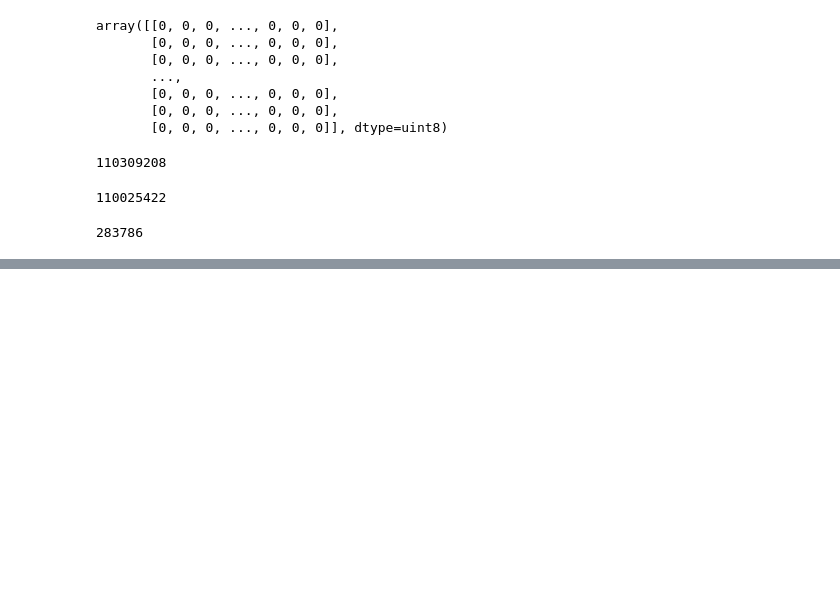
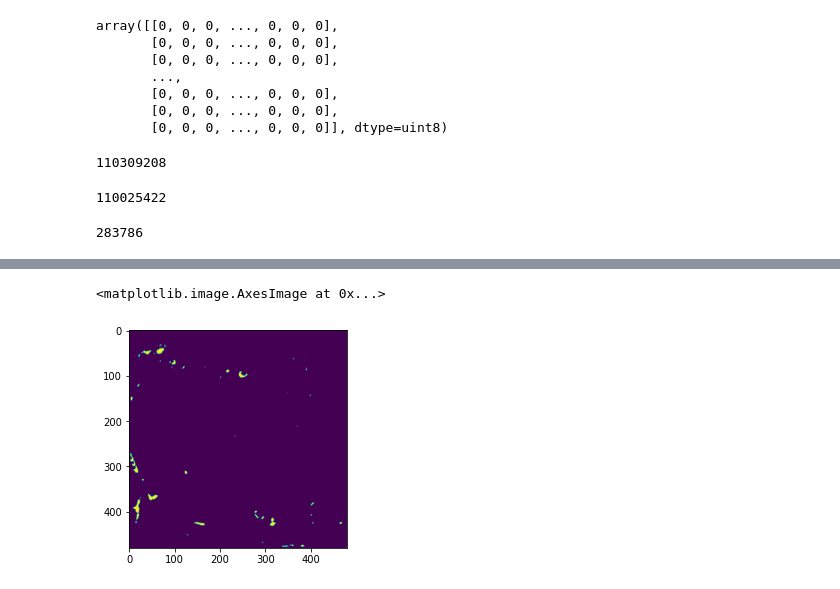
Before and after one commit to melihkurtaran/DNA_hackathon, a Jupyter notebook: MainCode.ipynb, the cells around one changed output, grey strips where cells are left out. Cells and saved outputs as stored; diff of their text form; code cells hidden in the pictures; blank space fills up the shorter version.

```diff
--- a/MainCode.ipynb
+++ b/MainCode.ipynb
@@ -207,0 +279,25 @@ cor.sum()-cor1.sum()
+# %%
+seed = 909 # (IMPORTANT) to transform image and corresponding mask with same augmentation parameter.
+image_datagen = ImageDataGenerator(width_shift_range=0.1,
+                 height_shift_range=0.1,)
+                #  preprocessing_function = image_preprocessing) # custom fuction for each image you can use resnet one too.
+mask_datagen = ImageDataGenerator(width_shift_range=0.1,
+                 height_shift_range=0.1,)
+                #  preprocessing_function = mask_preprocessing)  # to make mask as feedable formate (256,256,1)
+image_generator =image_datagen.flow_from_directory("/content/drive/MyDrive/EDISS_winter_school/segmentation_data/inputs/",
+                                                    seed=seed,batch_size=8,target_size=(480, 480),class_mode=None,)
+mask_generator = mask_datagen.flow_from_directory("/content/drive/MyDrive/EDISS_winter_school/segmentation_data/outputs",
+                                                  seed=seed,batch_size=8,target_size=(480, 480),class_mode=None,)
+
+train_generator = zip(image_generator, mask_generator)
+
+image_datagen = ImageDataGenerator()
+                #  preprocessing_function = image_preprocessing) # custom fuction for each image you can use resnet one too.
+mask_datagen = ImageDataGenerator()
+                #  preprocessing_function = mask_preprocessing)  # to make mask as feedable formate (256,256,1)
+image_generator =image_datagen.flow_from_directory("/content/drive/MyDrive/EDISS_winter_school/segmentation_data/inp_val",
+                                                    seed=seed,batch_size=8,target_size=(480, 480),class_mode=None,)
+mask_generator = mask_datagen.flow_from_directory("/content/drive/MyDrive/EDISS_winter_school/segmentation_data/out_val",
+                                                  seed=seed,batch_size=8,target_size=(480, 480),class_mode=None,)
+
+val_generator = zip(image_generator, mask_generator)
@@ -207,0 +376,5 @@ cor.sum()-cor1.sum()
+# %%
+model.fit_generator(train_generator,
+ validation_data = val_generator,
+  steps_per_epoch = 212//8,validation_steps=17//8,
+ epochs = 10)
@@ -207,0 +405,10 @@ cor.sum()-cor1.sum()
+# %%
+cloud_frame = '/content/drive/MyDrive/EDISS_winter_school/data/aemet/10min/ba/20220503/aemet_ba_202205030250.gif'
+# cloud_frame ='/content/drive/MyDrive/EDISS_winter_school/data/aemet/10min/ba/20220404/aemet_ba_202204040000.gif'
+np_frames, extensions, image_specifications = gif2numpy.convert(cloud_frame)
+img = np.uint8(np_frames[0])
+img = cv2.resize(img,(480,480))
+img = np.expand_dims(img,axis=0)
+print(img.shape)
+
+pred = model.predict(img)
@@ -207,0 +418,6 @@ cor.sum()-cor1.sum()
+# %%
+predic = np.squeeze(pred)
+imshow(predic*255)
+# %% [output]
+<matplotlib.image.AxesImage at 0x...>
+[figure, added]
```
Also changed, not shown: parts of 19 cells of this notebook.
